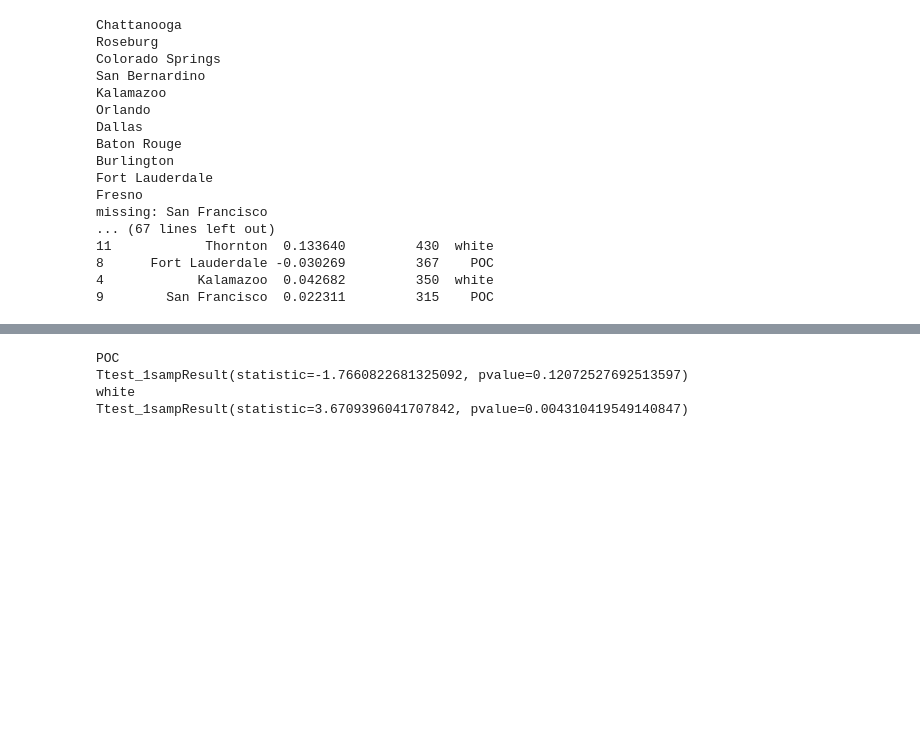
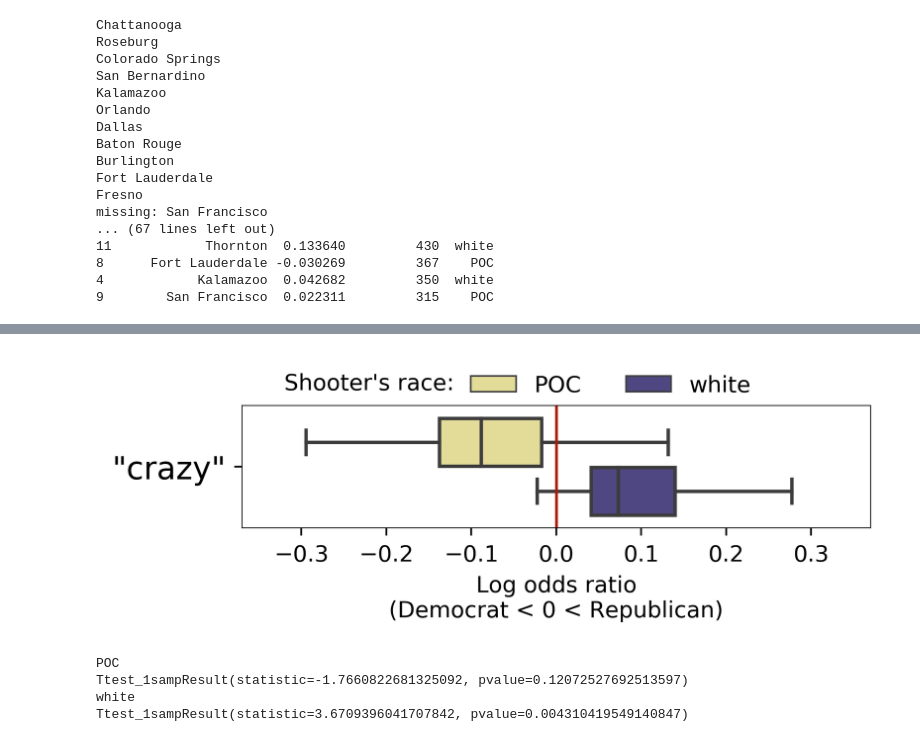
Before and after one commit to ddemszky/framing-twitter, a Jupyter notebook: 4_word_partisanship/plot word partisanship.ipynb, the cells around one changed output, grey strips where cells are left out. Saved outputs shown, nothing was run; the diff lists cells and outputs as text; code cells hidden in the pictures; blank space fills up the shorter version.

```diff
--- a/4_word_partisanship/plot word partisanship.ipynb
+++ b/4_word_partisanship/plot word partisanship.ipynb
@@ -89,3 +120,21 @@ l = ax.legend(bbox_to_anchor=(.35, 1), loc=3, borderaxespad=0., ncol=2, frameon=
+# %%
+f = plt.figure(dpi=400, figsize=(5,1))
+ax = sns.boxplot(data=concat[concat.word=='"crazy"'], x="log_odds",y='word', hue="race", orient="h", palette=sns.color_palette(['#F0E68C', '#483D8B']), fliersize=0)
+plt.axvline(x=0, color='#AB1C0B', linewidth=1.2)
+plt.axhline(y=0.5, color='black', linewidth=.4)
+plt.xlim(-.37, .37)
+ax.set_ylabel("")
+ax.spines['top'].set_linewidth(0.4)
+ax.spines['right'].set_linewidth(0.4)
+ax.spines['bottom'].set_linewidth(0.4)
+ax.spines['left'].set_linewidth(0.4)
+plt.yticks(fontsize=14)
+ax.set_xlabel('Log odds ratio\n(Democrat < 0 < Republican)')
+ax.text(-.32,-0.63, "Shooter's race:")
+l = ax.legend(bbox_to_anchor=(.35, 1), loc=3, borderaxespad=0., ncol=2, frameon=False)
+#l.set_title("Shooter's race")
+# %% [output]
+[figure, added]
 # %%
 f = plt.figure(dpi=400, figsize=(5,1))
 ax = sns.boxplot(data=df, x="log_odds",y='race', orient="h", palette=sns.color_palette("YlGnBu", 2))
```
Also changed, not shown: parts of 8 cells of this notebook, 45 other files.
